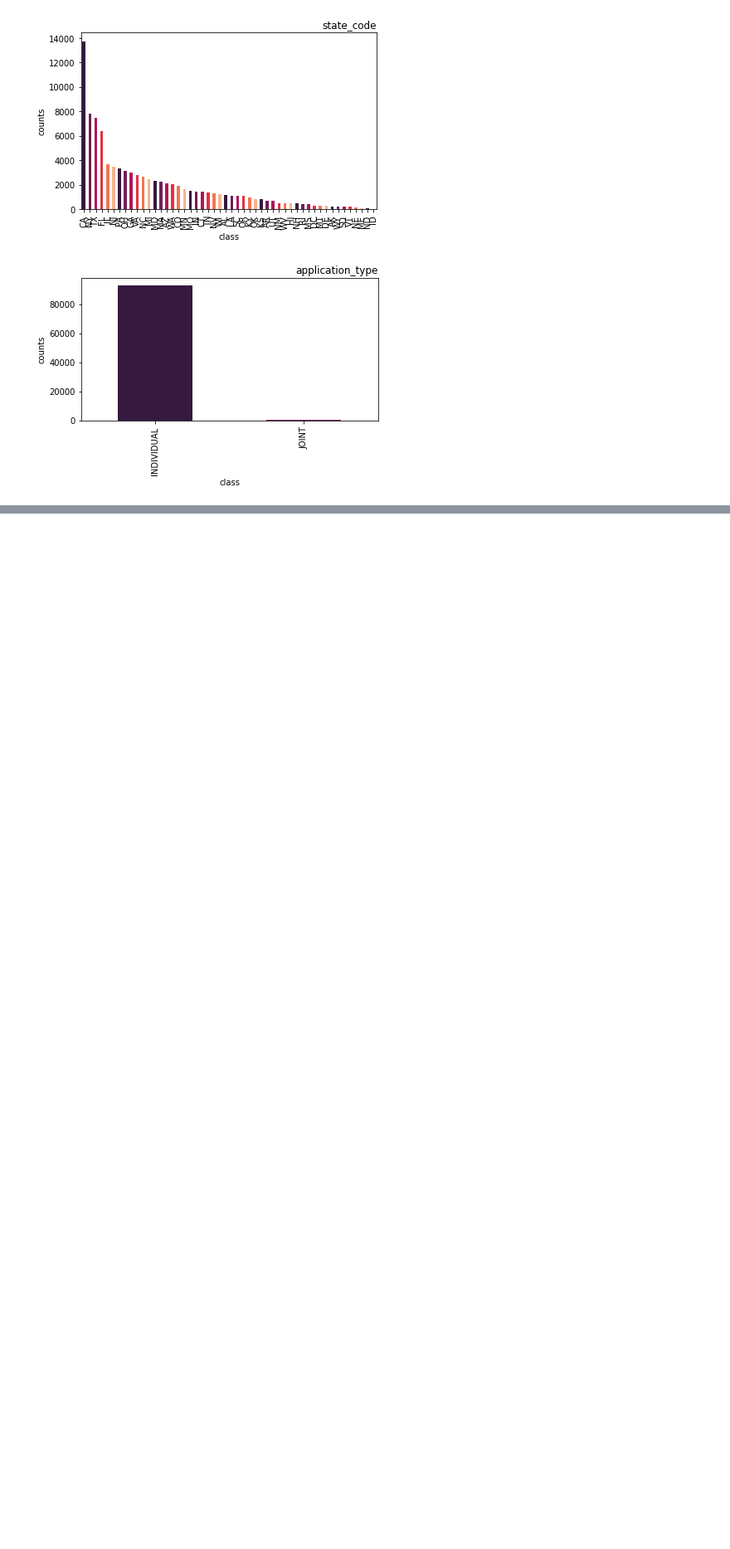
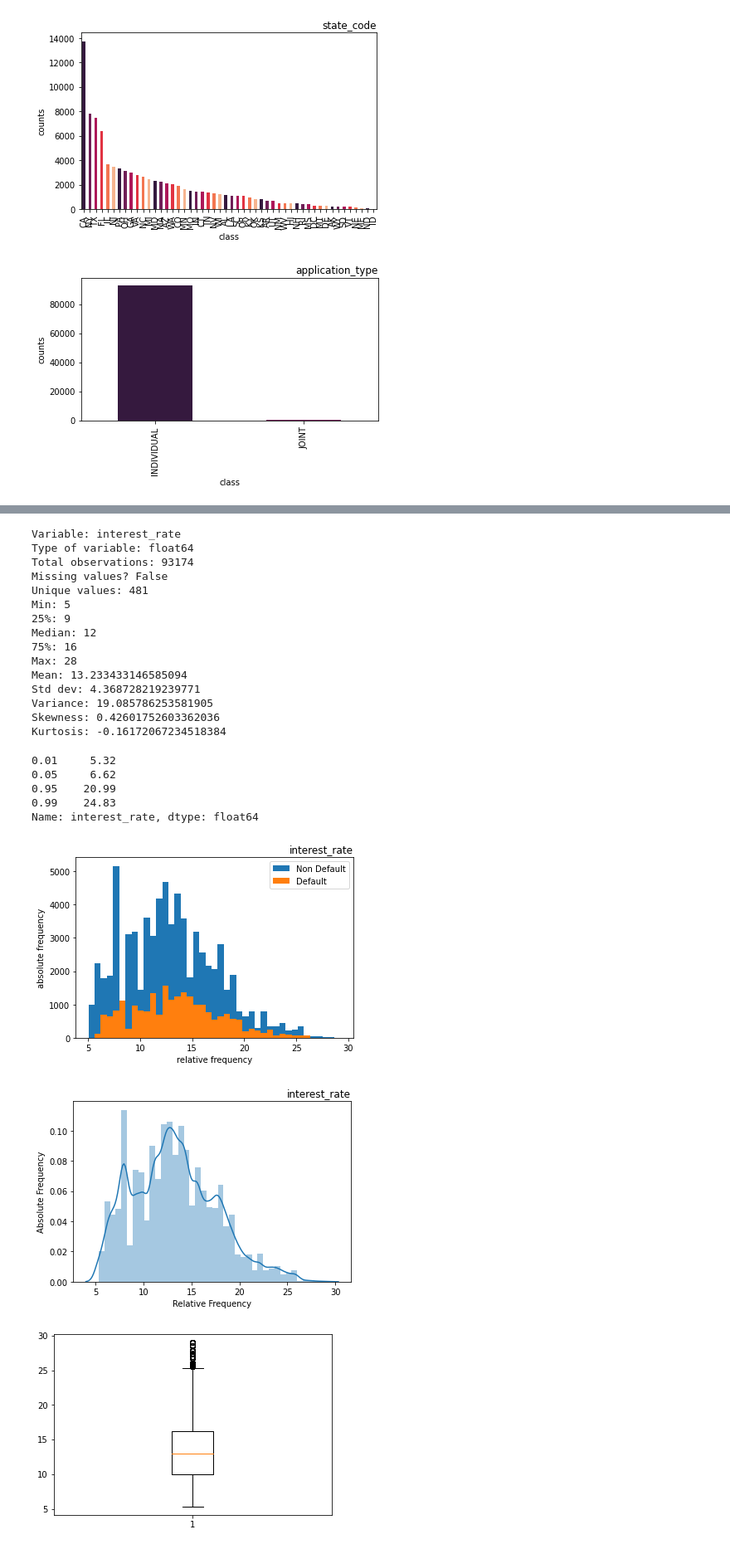
Before and after one commit to AbhayMudgal/PD_prediction, a Jupyter notebook: Default_Prediction.ipynb, the cells around one changed output, grey strips where cells are left out. Shown at 83% size. Saved outputs shown, nothing was run; the diff lists cells and outputs as text; code cells hidden in the pictures; blank space fills up the shorter version.

```diff
--- a/Default_Prediction.ipynb
+++ b/Default_Prediction.ipynb
@@ -194,0 +267,31 @@ for col in data.select_dtypes(include = ['object']).columns:
+# %%
+# interest_rate col check
+stats("interest_rate")
+segregated_counts("interest_rate")
+dist("interest_rate")
+plt.boxplot(data.interest_rate)
+plt.show()
+# %% [output]
+Variable: interest_rate
+Type of variable: float64
+Total observations: 93174
+Missing values? False
+Unique values: 481
+Min: 5
+25%: 9
+Median: 12
+75%: 16
+Max: 28
+Mean: 13.233433146585094
+Std dev: 4.368728219239771
+Variance: 19.085786253581905
+Skewness: 0.42601752603362036
+Kurtosis: -0.16172067234518384
+0.01     5.32
+0.05     6.62
+0.95    20.99
+0.99    24.83
+Name: interest_rate, dtype: float64
+[figure, added]
+[figure, added]
+[figure, added]
```
Also changed, not shown: parts of 41 cells of this notebook.
